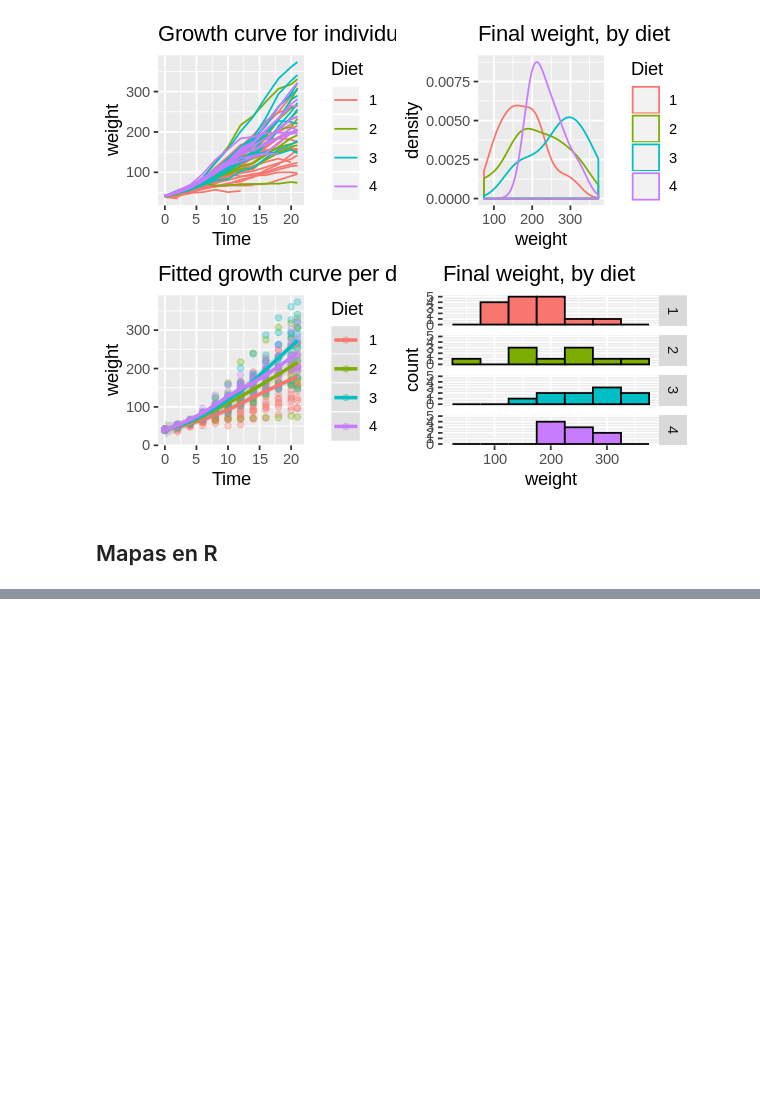
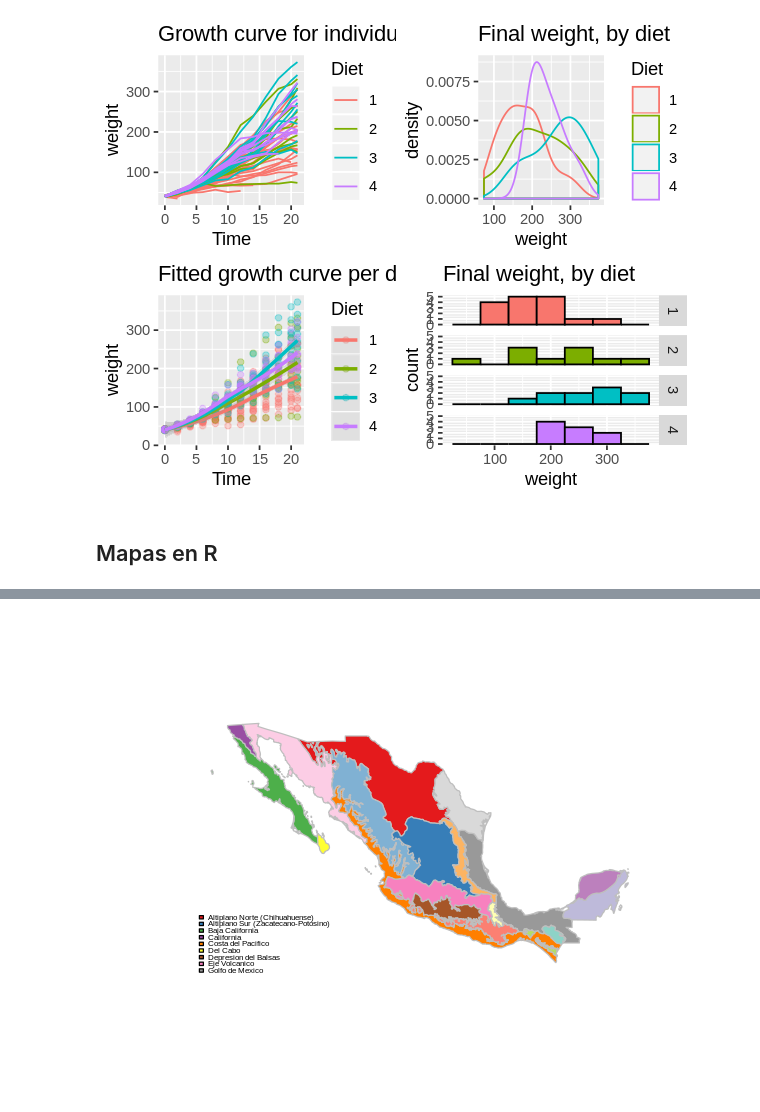
Before and after one commit to gemathus/itam-ds-propedeutico, a Jupyter notebook: practicas/practica_4/practica_4_ggplot.ipynb, the cells around one changed output, grey strips where cells are left out. Saved outputs shown, nothing was run; the diff lists cells and outputs as text; code cells hidden in the pictures; blank space fills up the shorter version.

```diff
--- a/practicas/practica_4/practica_4_ggplot.ipynb
+++ b/practicas/practica_4/practica_4_ggplot.ipynb
@@ -342,0 +374,9 @@ ERROR: Error in loadNamespace(name): there is no package called ‘rgdal’
+# %%
+# generar paleta
+palette(c(brewer.pal(9, "Set1"), brewer.pal(10, "Set3")))
+
+# plot
+plot(biogeo, border="grey", col=biogeo$PROVINCIA)
+legend("bottomleft", legend=levels(biogeo$PROVINCIA), bty="n", cex=.4, fill=palette())
+# %% [output]
+[figure, added]
```
Also changed, not shown: parts of 5 cells of this notebook, 8 other files.
